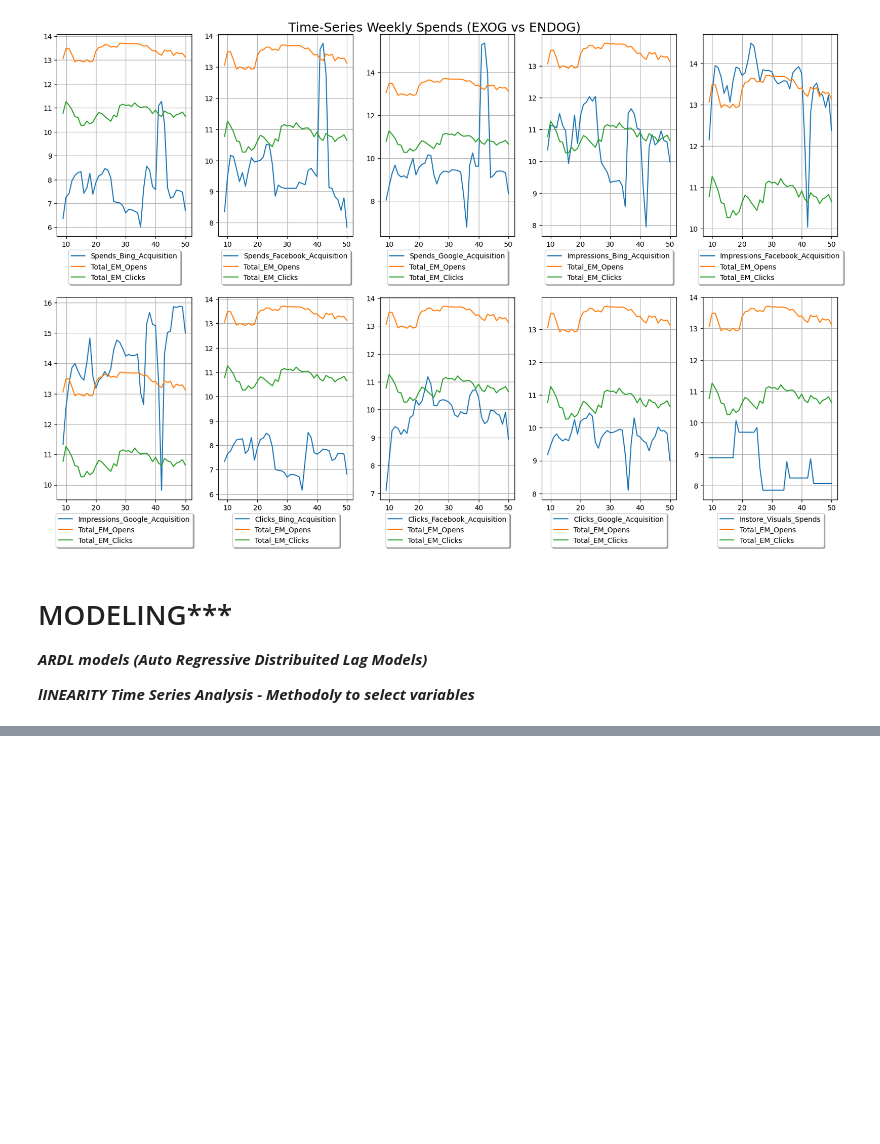
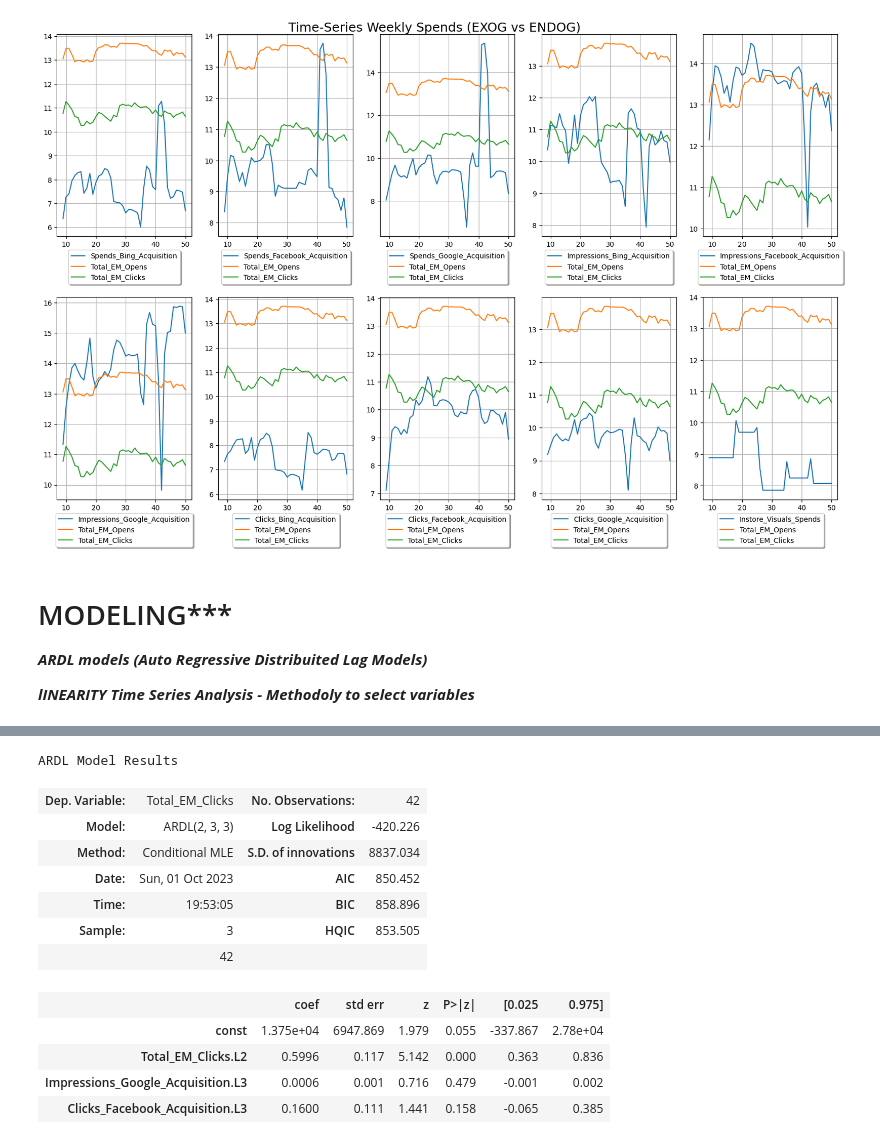
Before and after one commit to ctorresnavy/AcadiaChallenge, a Jupyter notebook: ACADIA_DataScientist_Challenge.ipynb, the cells around one changed output, grey strips where cells are left out. Drawn from its saved outputs; the diff is of its cells as text; code cells hidden in the pictures; blank space fills up the shorter version.

```diff
--- a/ACADIA_DataScientist_Challenge.ipynb
+++ b/ACADIA_DataScientist_Challenge.ipynb
@@ -189,0 +190,28 @@ ARDL Model Results
+# %%
+#ARDL MODEL - identify lag of variables with linear significance
+
+target = df_model[list(lista_endog)[1]].reset_index(drop=True)
+exog = df_model[list(lista_exog)].reset_index(drop=True)
+
+#fit one time to select optimize parameters
+model = ARDL(target,1, exog, 1, causal=True)
+#final model - Total_EM_Clicks
+model = ARDL(target, [2], exog.drop(["Spends_Bing_Acquisition","Spends_Facebook_Acquisition","Spends_Google_Acquisition","Impressions_Facebook_Acquisition","Impressions_Bing_Acquisition","Clicks_Bing_Acquisition","Clicks_Google_Acquisition","Instore_Visuals_Spends"],axis=1)\
+                        ,{ "Impressions_Google_Acquisition":[3], "Clicks_Facebook_Acquisition":[3] }, causal=True)
+
+ardl_model = model.fit()
+ardl_model.summary()
+# %% [output]
+ARDL Model Results
+| Dep. Variable: | Total_EM_Clicks | No. Observations: | 42 |
+| Model: | ARDL(2, 3, 3) | Log Likelihood | -420.226 |
+| Method: | Conditional MLE | S.D. of innovations | 8837.034 |
+| Date: | Sun, 01 Oct 2023 | AIC | 850.452 |
+| Time: | 19:53:05 | BIC | 858.896 |
+| Sample: | 3 | HQIC | 853.505 |
+|  | 42 |  |  |
+|  | coef | std err | z | P>|z| | [0.025 | 0.975] |
+| const | 1.375e+04 | 6947.869 | 1.979 | 0.055 | -337.867 | 2.78e+04 |
+| Total_EM_Clicks.L2 | 0.5996 | 0.117 | 5.142 | 0.000 | 0.363 | 0.836 |
+| Impressions_Google_Acquisition.L3 | 0.0006 | 0.001 | 0.716 | 0.479 | -0.001 | 0.002 |
+| Clicks_Facebook_Acquisition.L3 | 0.1600 | 0.111 | 1.441 | 0.158 | -0.065 | 0.385 |
```
Also changed, not shown: parts of 1 cell of this notebook.
